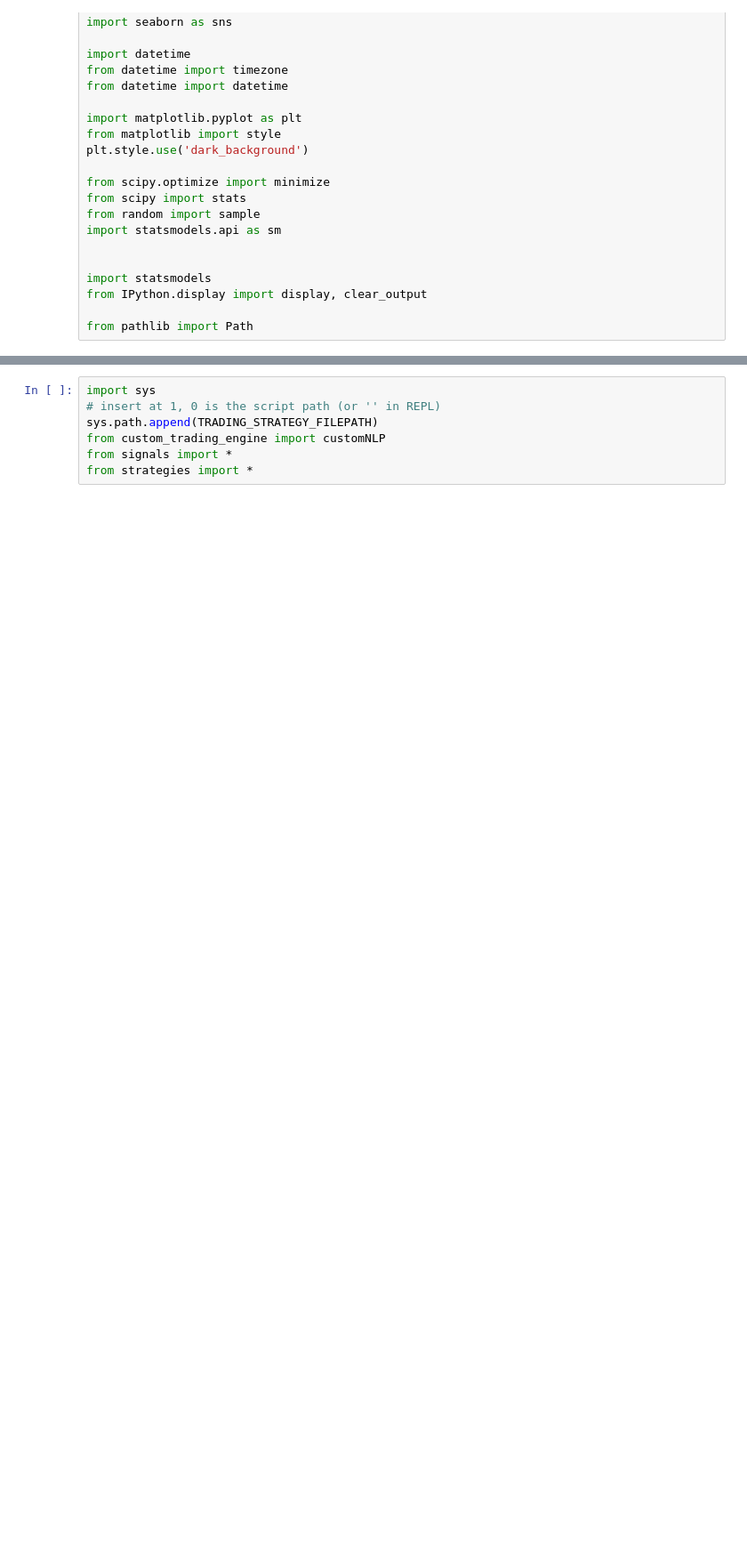
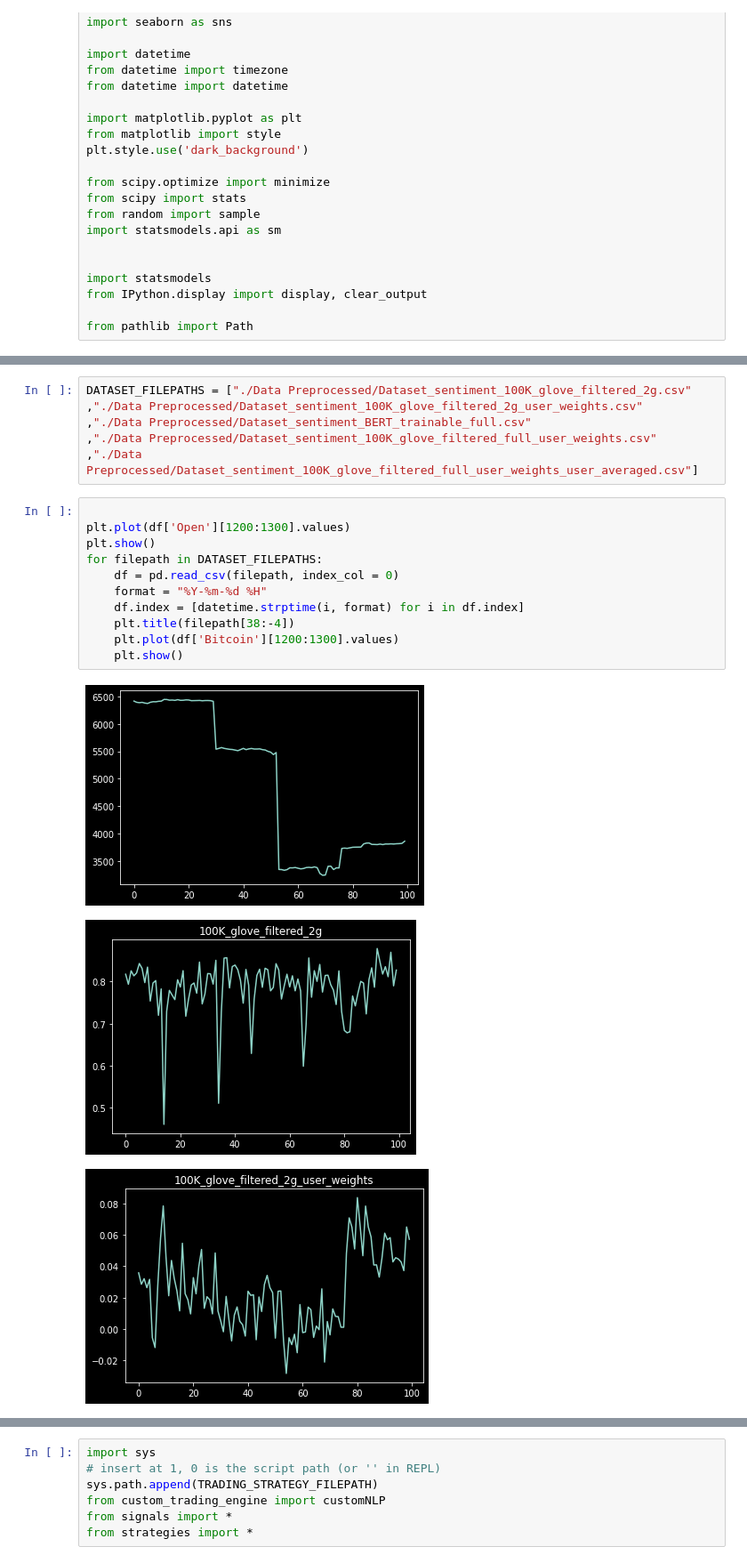
Before and after one commit to ktsou/TradingNLP-shell, a Jupyter notebook: main.ipynb, the cells around one changed output, grey strips where cells are left out. Shown at 89% size. Cells and saved outputs as stored; diff of their text form; blank space fills up the shorter version.

```diff
--- a/main.ipynb
+++ b/main.ipynb
@@ -35,0 +40,21 @@ TRADING_STRATEGY_FILEPATH = './Trading Strategy'
+# %%
+DATASET_FILEPATHS = ["./Data Preprocessed/Dataset_sentiment_100K_glove_filtered_2g.csv"
+,"./Data Preprocessed/Dataset_sentiment_100K_glove_filtered_2g_user_weights.csv"
+,"./Data Preprocessed/Dataset_sentiment_BERT_trainable_full.csv"
+,"./Data Preprocessed/Dataset_sentiment_100K_glove_filtered_full_user_weights.csv"
+,"./Data Preprocessed/Dataset_sentiment_100K_glove_filtered_full_user_weights_user_averaged.csv"]
+# %%
+
+plt.plot(df['Open'][1200:1300].values)
+plt.show()
+for filepath in DATASET_FILEPATHS:
+    df = pd.read_csv(filepath, index_col = 0)
+    format = "%Y-%m-%d %H"
+    df.index = [datetime.strptime(i, format) for i in df.index]
+    plt.title(filepath[38:-4])
+    plt.plot(df['Bitcoin'][1200:1300].values)
+    plt.show()
+# %% [output]
+[figure, added]
+[figure, added]
+[figure, added]
```
Also changed, not shown: parts of 17 cells of this notebook, 3 other files.
